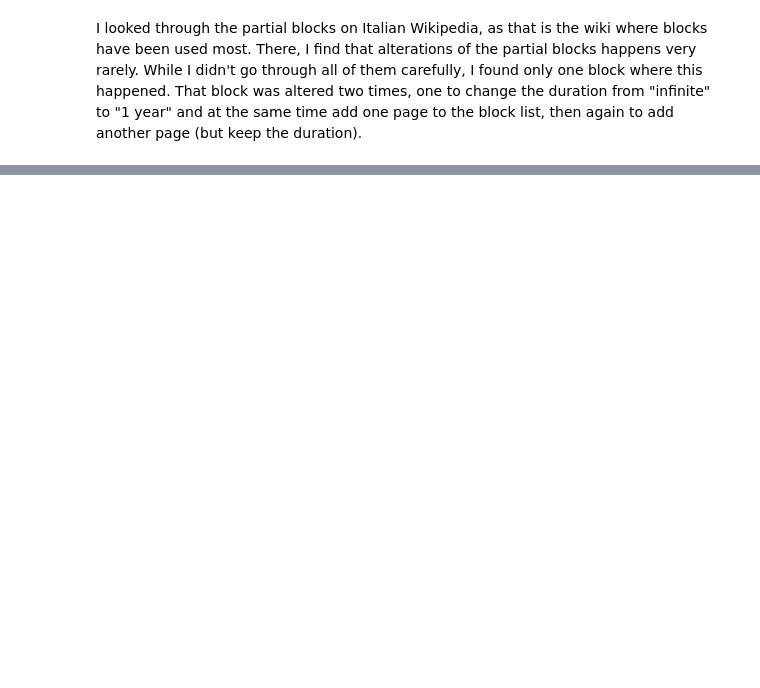
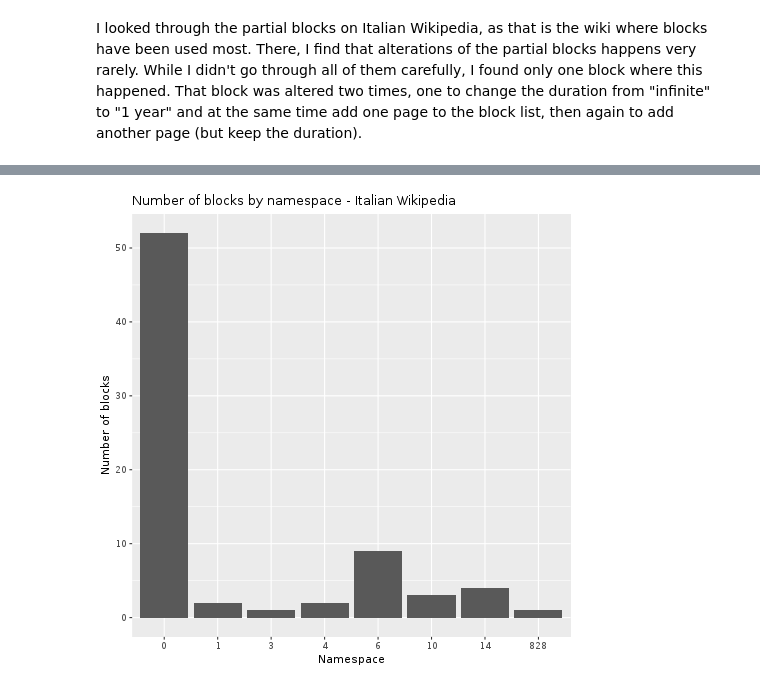
Before and after one commit to nettrom/AHT-block-effectiveness-2018, a Jupyter notebook: Partial block measurements.ipynb, the cells around one changed output, grey strips where cells are left out. Saved outputs shown, nothing was run; the diff lists cells and outputs as text; code cells hidden in the pictures; blank space fills up the shorter version.

```diff
--- a/Partial block measurements.ipynb
+++ b/Partial block measurements.ipynb
@@ -735,0 +1038,40 @@ I looked through the partial blocks on Italian Wikipedia, as that is the wiki wh
+# %%
+from collections import defaultdict
+
+def count_namespaces(df):
+    '''
+    For the given `pandas.DataFrame` `df` with partial blocks data,
+    loop through the log parameters of all blocks, identify if they
+    block a namespace and count the number of blocks per namespace.
+    '''
+
+    ns_counts = defaultdict(int)
+
+    for row in df.itertuples(index = False):
+        params = ps.loads(row.log_params.encode('utf-8'), decode_strings=True)
+
+        try:
+            restrictions = params['7::restrictions']
+            namespaces = restrictions['namespaces']
+            for ns in namespaces.values():
+                ns_counts[int(ns)] += 1
+        except KeyError:
+            pass
+
+    return(pd.DataFrame(ns_counts.items(), columns = ['namespace', 'count']))
+# %%
+it_ns_counts = count_namespaces(partial_blocks.loc[partial_blocks.wiki == 'itwiki'])
+# %%
+%%R -i it_ns_counts
+
+g = ggplot(it_ns_counts, aes(x = factor(namespace), y = count)) +
+ggtitle("Number of blocks by namespace - Italian Wikipedia") +
+scale_x_discrete("Namespace") +
+scale_y_continuous("Number of blocks") +
+geom_col()
+
+ggsave("graphs/itwiki_blocks_per_namespace.png",
+       plot = g, width = 30, height = 20, units = "cm", dpi = "screen");
+g
+# %% [output]
+[figure, added]
```
Also changed, not shown: parts of 36 cells of this notebook, 42 other files.
